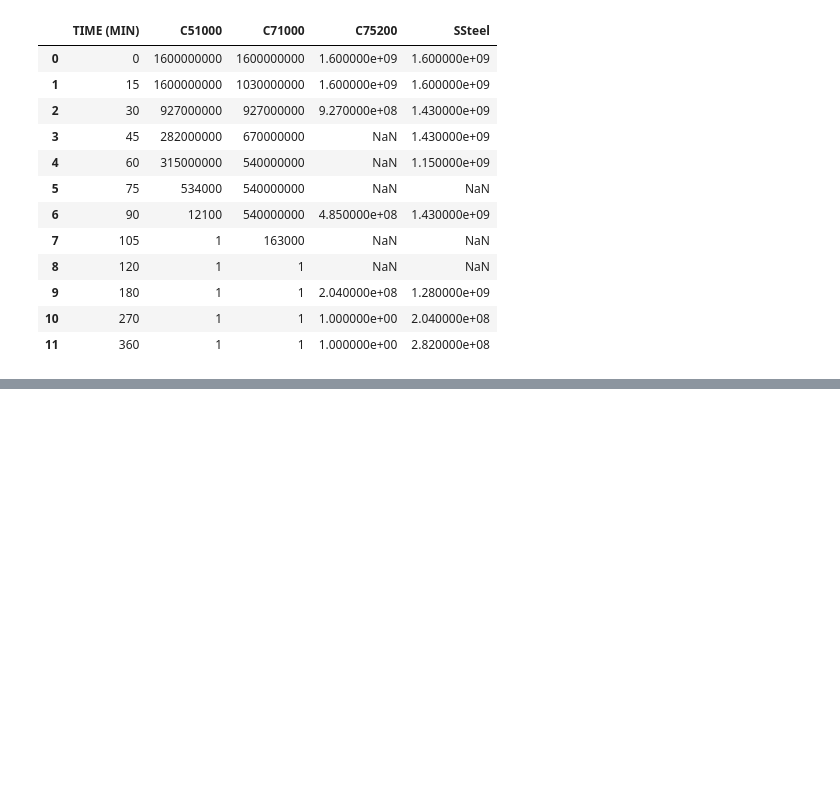
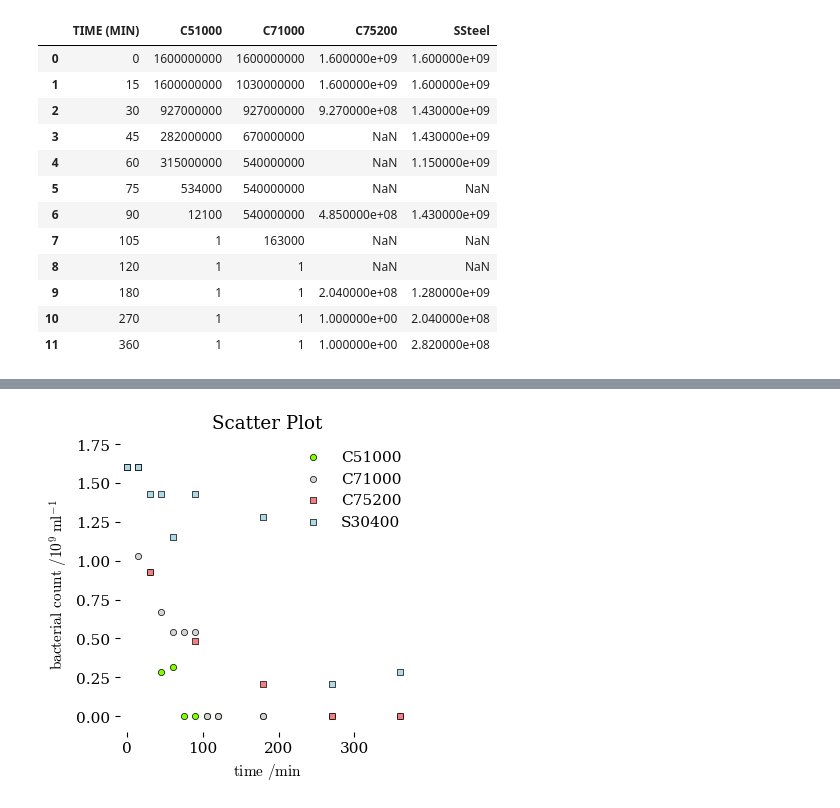
Before and after one commit to blinkletter/PythonPresentation, a Jupyter notebook: 02-CubicSpline.ipynb, the cells around one changed output, grey strips where cells are left out. Saved outputs shown, nothing was run; the diff lists cells and outputs as text; code cells hidden in the pictures; blank space fills up the shorter version.

```diff
--- a/02-CubicSpline.ipynb
+++ b/02-CubicSpline.ipynb
@@ -482,0 +86,18 @@ x = x0    ### restore x to its original state
+# %%
+# Dataframes for different materials, removing any empty data
+df75 = df[["TIME (MIN)","C75200"]].dropna()
+dfSS = df[["TIME (MIN)","SSteel"]].dropna()
+df51 = df[["TIME (MIN)","C51000"]].dropna()
+df71 = df[["TIME (MIN)","C71000"]].dropna()
+
+x51 = df51["TIME (MIN)"]      # get x and y values from each data set
+y51 = df51["C51000"] / 1E9    # scale y axis by 10^9
+
+x71 = df71["TIME (MIN)"]
+y71 = df71["C71000"] / 1E9
+
+x75 = df75["TIME (MIN)"]
+y75 = df75["C75200"] / 1E9
+
+xSS = dfSS["TIME (MIN)"]
+ySS = dfSS["SSteel"] / 1E9
@@ -482,0 +108,45 @@ x = x0    ### restore x to its original state
+# %%
+# create a figure (fig) of given size that contains a plot (ax)
+fig, ax = plt.subplots(nrows=1, ncols=1, figsize=[4,4])
+
+# add four scatter plots to that 'ax' object
+
+x = x51; y = y51
+ax.scatter(x, y, marker = "o", s = 20,
+        facecolor = "chartreuse", edgecolors = "black",
+        linewidths=0.5, zorder = 4, label = "C51000")
+
+x = x71; y = y71
+ax.scatter(x, y, marker = "o", s = 20,
+        facecolor = "lightgray", edgecolors = "black",
+        linewidths=0.5, zorder = 4, label = "C71000")
+
+x = x75; y = y75
+ax.scatter(x, y, marker = "s", s = 20,
+        facecolor = "lightcoral", edgecolors = "black",
+        linewidths=0.5, zorder = 4, label = "C75200")
+
+x = xSS; y = ySS
+ax.scatter(x, y, marker = "s", s = 20,
+        facecolor = "lightblue", edgecolors = "black",
+        linewidths=0.5, zorder = 4, label = "S30400")
+
+ax.legend(loc="upper right")
+
+# Settings for plot
+
+plt.rcdefaults()
+plt.style.use(location_styles + "tufte.mplstyle")
+
+ax.set(
+        title = "Scatter Plot",
+        ylabel=r"$\text{bacterial count}\ /10^9\;\text{ml}^{-1}$",
+        xlabel=r"$\text{time}\ /\text{min}$",
+        xlim=[-10, 380],
+        ylim=[-0.1,1.8]
+       )
+
+plt.savefig("plots/splines1.pdf")
+plt.show()
+# %% [output]
+[figure, added]
```
Also changed, not shown: parts of 27 cells of this notebook, 10 other files.
